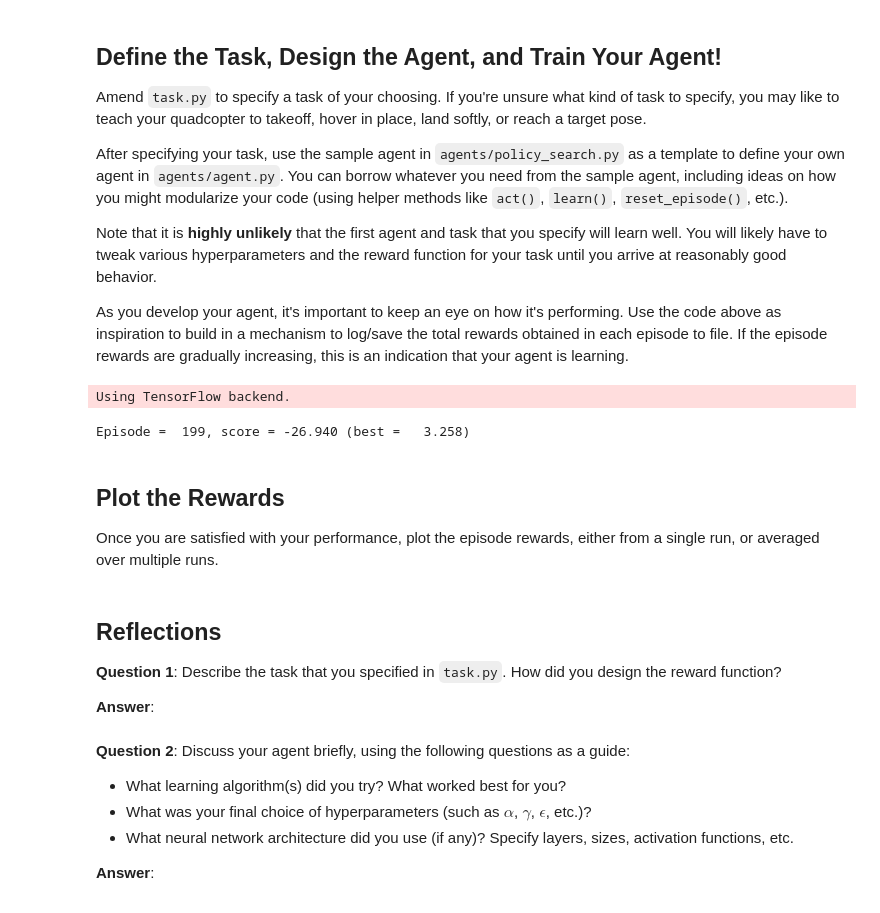
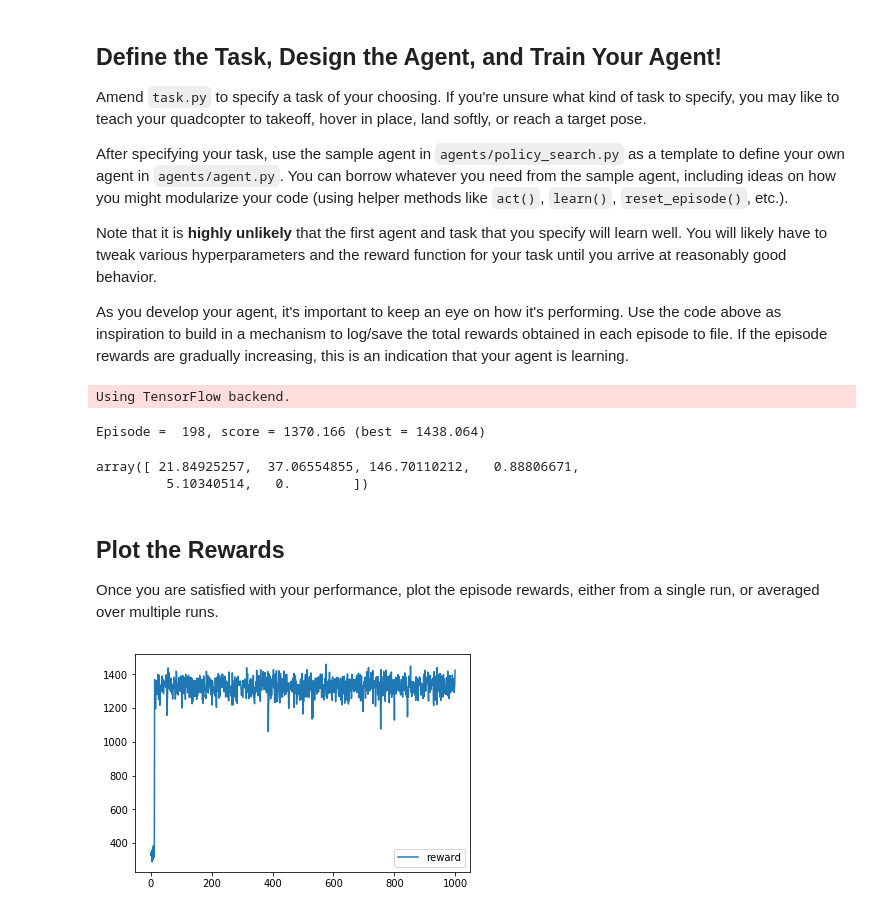
Before and after one commit to Gaasmann/RL-Quadcopter-2, a Jupyter notebook: Quadcopter_Project.ipynb, the cells around one changed output. Drawn from its saved outputs; the diff is of its cells as text; code cells hidden in the pictures.

```diff
--- a/Quadcopter_Project.ipynb
+++ b/Quadcopter_Project.ipynb
@@ -219,10 +219,10 @@ from supercopter.agent import DDPG
 from supercopter.task import Task
 
 num_episodes = 1000
-target_pos = np.array([0., 0., 10.])
+target_pos = np.array([100., 100., 120.])
 task = Task(target_pos=target_pos)
 agent = DDPG(task)
-
+scores = []
 for i_episode in range(1, num_episodes+1):
     state = agent.reset_episode() # start a new episode
     while True:
@@ -233,11 +233,17 @@ for i_episode in range(1, num_episodes+1):
         if done:
             print("\rEpisode = {:4d}, score = {:7.3f} (best = {:7.3f})".format(
                 i_episode, agent.score, agent.best_score), end="")  # [debug]
+            scores.append(agent.score)
             break
     sys.stdout.flush()
 # %% [output]
 Using TensorFlow backend.
-Episode =  199, score = -26.940 (best =   3.258)
+Episode =  198, score = 1370.166 (best = 1438.064)
+# %%
+task.sim.pose
+# %% [output]
+array([ 21.84925257,  37.06554855, 146.70110212,   0.88806671,
+         5.10340514,   0.        ])
 # %% [markdown]
 ## Plot the Rewards
 
@@ -247,14 +251,10 @@ Once you are satisfied with your performance, plot the episode rewards, either f
-# %% [markdown]
-## Reflections
-
-**Question 1**: Describe the task that you specified in `task.py`.  How did you design the reward function?
-
-**Answer**:
-# %% [markdown]
-**Question 2**: Discuss your agent briefly, using the following questions as a guide:
-
-- What learning algorithm(s) did you try? What worked best for you?
-- What was your final choice of hyperparameters (such as $\alpha$, $\gamma$, $\epsilon$, etc.)?
-- What neural network architecture did you use (if any)? Specify layers, sizes, activation functions, etc.
-
-**Answer**:
+# %%
+import matplotlib.pyplot as plt
+%matplotlib inline
+
+plt.plot(scores, label='reward')
+
+plt.legend()
+_ = plt.ylim()
+# %% [output]
+[figure, added]
```
Also changed, not shown: parts of 6 cells of this notebook, 5 other files.
